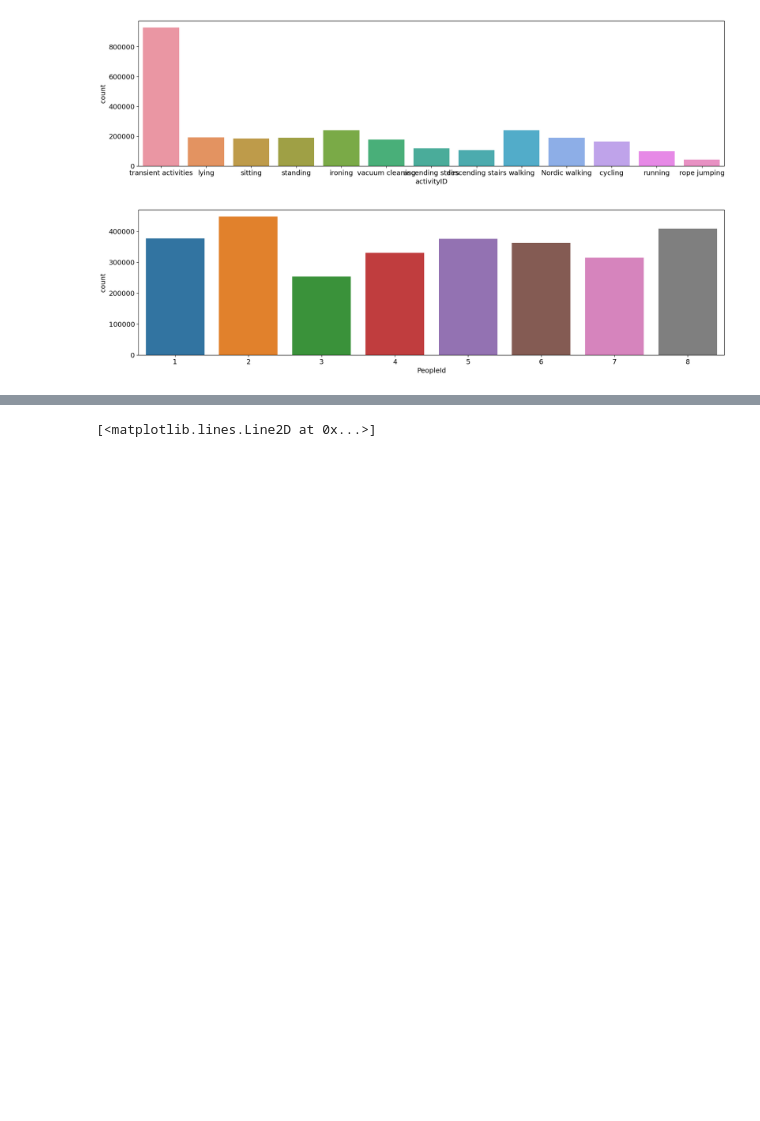
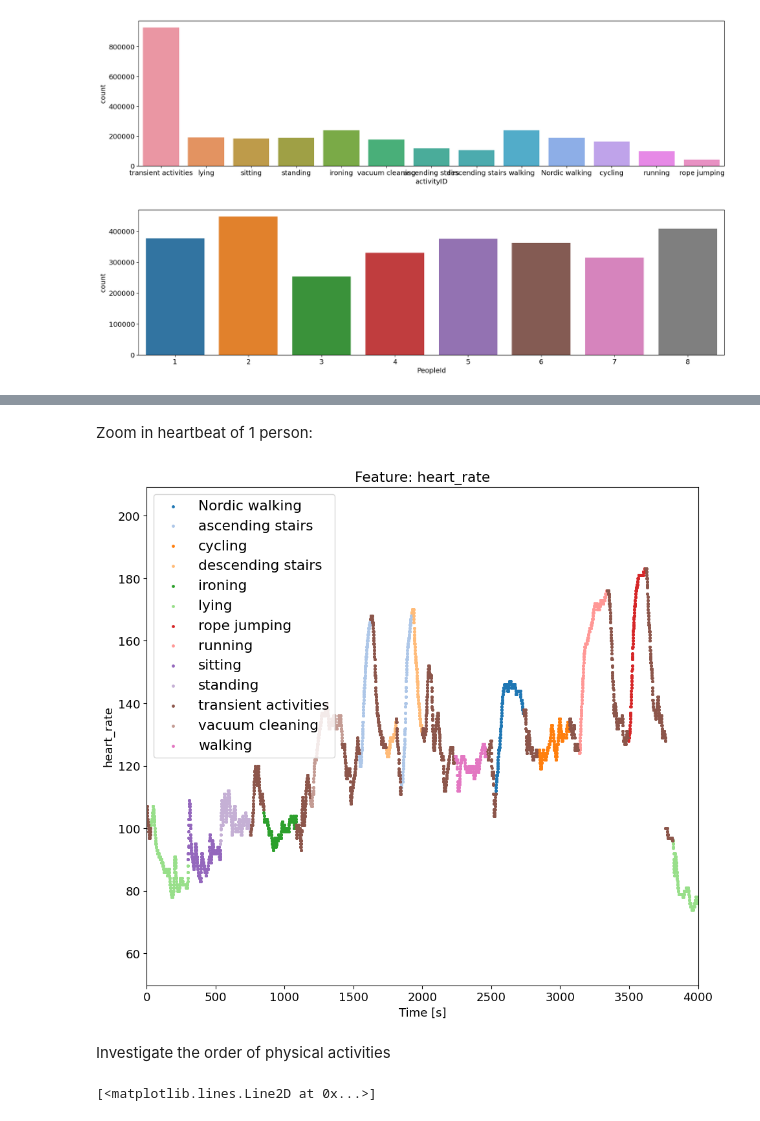
Before and after one commit to Tomson909/PhysicalActivity, a Jupyter notebook: 1_DatasetCharacteristics/exploratory_data_analysis.ipynb, the cells around one changed output, grey strips where cells are left out. Saved outputs shown, nothing was run; the diff lists cells and outputs as text; code cells hidden in the pictures; blank space fills up the shorter version.

```diff
--- a/1_DatasetCharacteristics/exploratory_data_analysis.ipynb
+++ b/1_DatasetCharacteristics/exploratory_data_analysis.ipynb
@@ -159,3 +161,33 @@ for c in columns:
+# %% [markdown]
+Zoom in heartbeat of 1 person:
+# %%
+import matplotlib.pyplot as plt
+import numpy as np
+
+features = np.unique(df['activityID'])
+t = np.array([0.01 * i for i in range(len(df))])
+columns = ['heart_rate']
+
+# Use tab20 colormap
+colors = plt.cm.tab20.colors
+
+for c in columns:
+    plt.figure(figsize=(11, 10))
+    for i, feature in enumerate(features):
+        mask = (df['activityID'] == feature)
+        # Only plot every 10th point for better visibility
+        plt.scatter(t[mask][::30], df[mask][c].values[::30], label=str(feature), s=6, color=colors[i % len(colors)])
+
+    plt.legend(fontsize='large')
+    plt.title(f'Feature: {c}')
+    plt.xlim(0, 4000)
+    plt.xlabel('Time [s]')
+    plt.ylabel(c)
+    plt.show()
+# %% [output]
+[figure, added]
+# %% [markdown]
+Investigate the order of physical activities
 # %%
 plt.figure(figsize=(20,5))
 plt.plot(df['activityID'])
```
Also changed, not shown: parts of 7 cells of this notebook, 3 other files.
